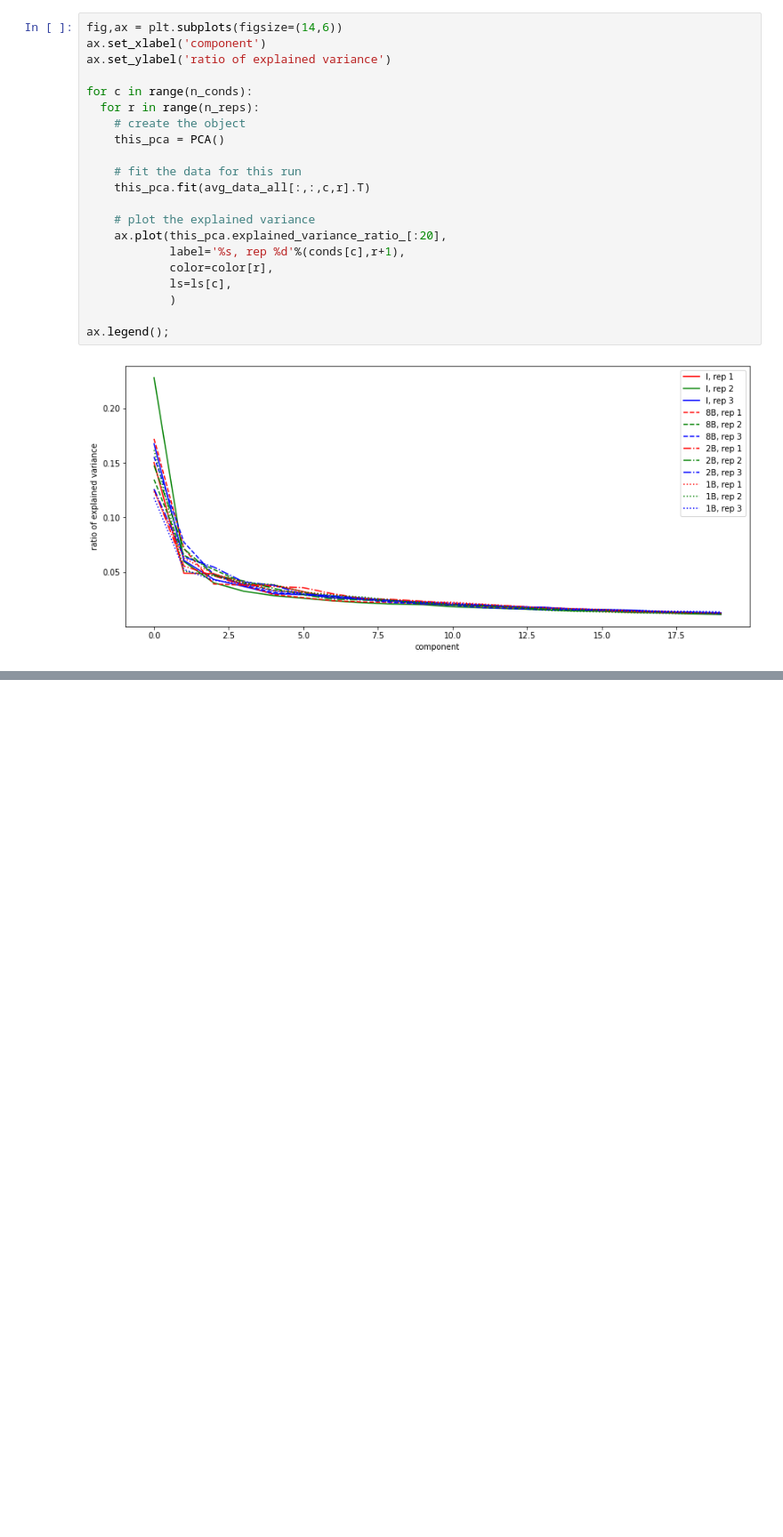
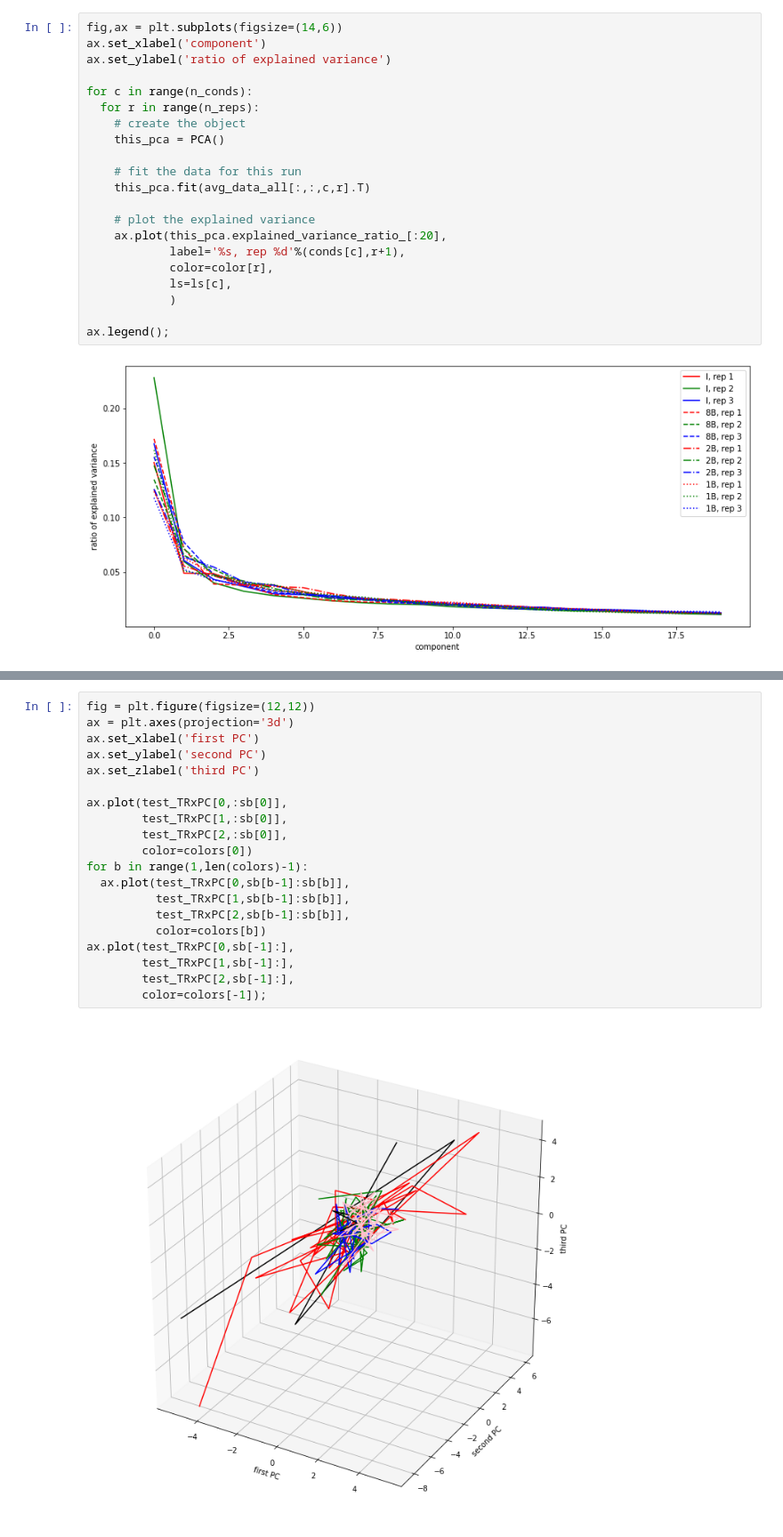
Before and after one commit to riesacassano/fMRI_piano, a Jupyter notebook: ryc_100121_PCA.ipynb, the cells around one changed output, grey strips where cells are left out. Shown at 89% size. Cells and saved outputs as stored; diff of their text form; blank space fills up the shorter version.

```diff
--- a/ryc_100121_PCA.ipynb
+++ b/ryc_100121_PCA.ipynb
@@ -144,0 +216,22 @@ Fit PCA for the average over subjects, then transform each subject individually.
+# %%
+fig = plt.figure(figsize=(12,12))
+ax = plt.axes(projection='3d')
+ax.set_xlabel('first PC')
+ax.set_ylabel('second PC')
+ax.set_zlabel('third PC')
+
+ax.plot(test_TRxPC[0,:sb[0]],
+        test_TRxPC[1,:sb[0]],
+        test_TRxPC[2,:sb[0]],
+        color=colors[0])
+for b in range(1,len(colors)-1):
+  ax.plot(test_TRxPC[0,sb[b-1]:sb[b]],
+          test_TRxPC[1,sb[b-1]:sb[b]],
+          test_TRxPC[2,sb[b-1]:sb[b]],
+          color=colors[b])
+ax.plot(test_TRxPC[0,sb[-1]:],
+        test_TRxPC[1,sb[-1]:],
+        test_TRxPC[2,sb[-1]:],
+        color=colors[-1]);
+# %% [output]
+[figure, added]
```
Also changed, not shown: parts of 13 cells of this notebook.
